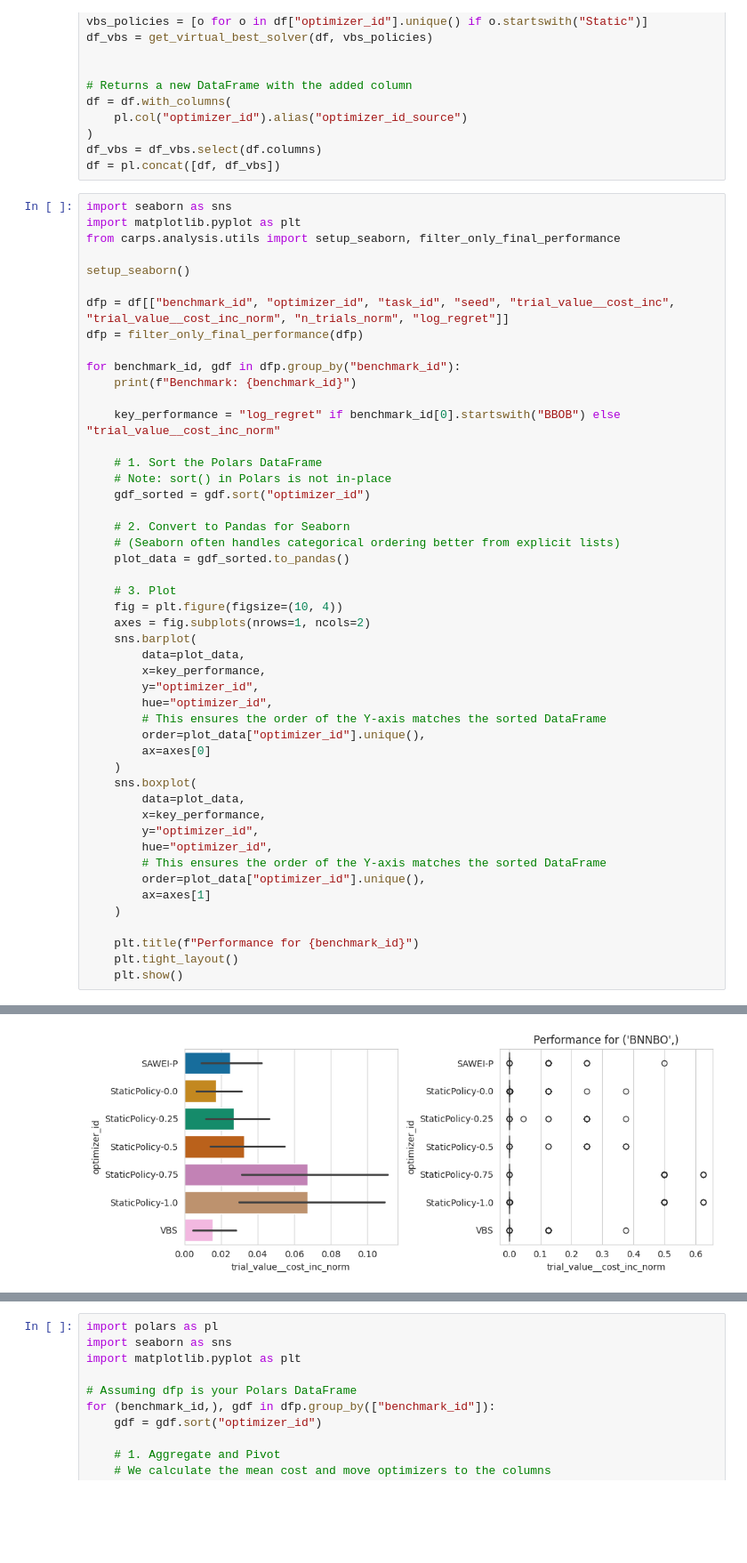
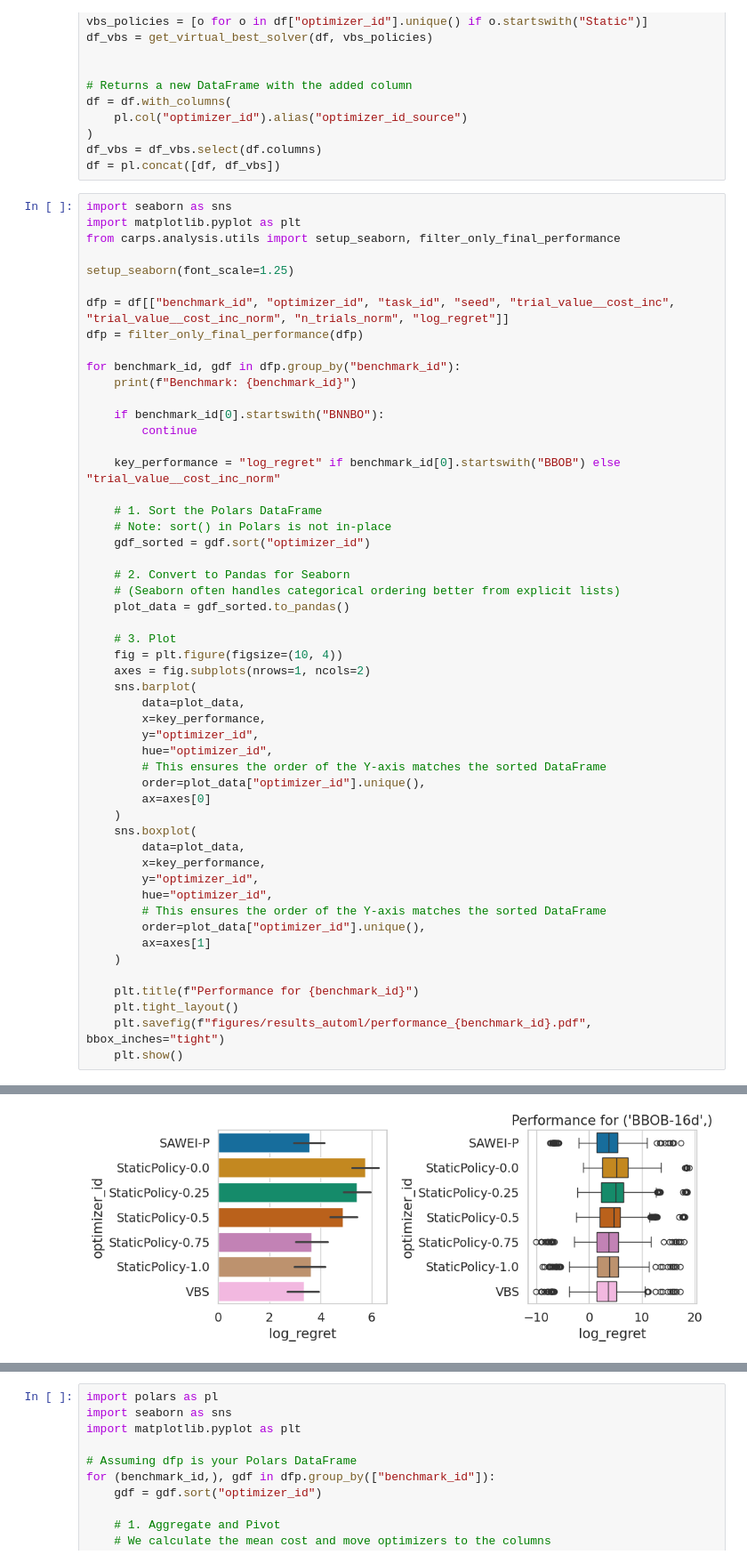
Before and after one commit to automl-private/dacboenv, a Jupyter notebook: notebooks/static_perf.ipynb, the cells around one changed output, grey strips where cells are left out. Shown at 89% size. Drawn from its saved outputs; the diff is of its cells as text; blank space fills up the shorter version.

```diff
--- a/notebooks/static_perf.ipynb
+++ b/notebooks/static_perf.ipynb
@@ -158,13 +171,16 @@ import seaborn as sns
 import matplotlib.pyplot as plt
 from carps.analysis.utils import setup_seaborn, filter_only_final_performance
 
-setup_seaborn()
+setup_seaborn(font_scale=1.25)
 
 dfp = df[["benchmark_id", "optimizer_id", "task_id", "seed", "trial_value__cost_inc", "trial_value__cost_inc_norm", "n_trials_norm", "log_regret"]]
 dfp = filter_only_final_performance(dfp)
 
 for benchmark_id, gdf in dfp.group_by("benchmark_id"):
     print(f"Benchmark: {benchmark_id}")
+
+    if benchmark_id[0].startswith("BNNBO"):
+        continue
 
     key_performance = "log_regret" if benchmark_id[0].startswith("BBOB") else "trial_value__cost_inc_norm"
 
@@ -200,5 +216,6 @@ for benchmark_id, gdf in dfp.group_by("benchmark_id"):
 
     plt.title(f"Performance for {benchmark_id}")
     plt.tight_layout()
+    plt.savefig(f"figures/results_automl/performance_{benchmark_id}.pdf", bbox_inches="tight")
     plt.show()
 # %% [output]
@@ -206,2 +223,2 @@ Benchmark: ('BNNBO',)
-[figure, old version]
+[figure, new version]
 Benchmark: ('BBOB-2d',)
```
Also changed, not shown: parts of 3 cells of this notebook, 1 other file.
